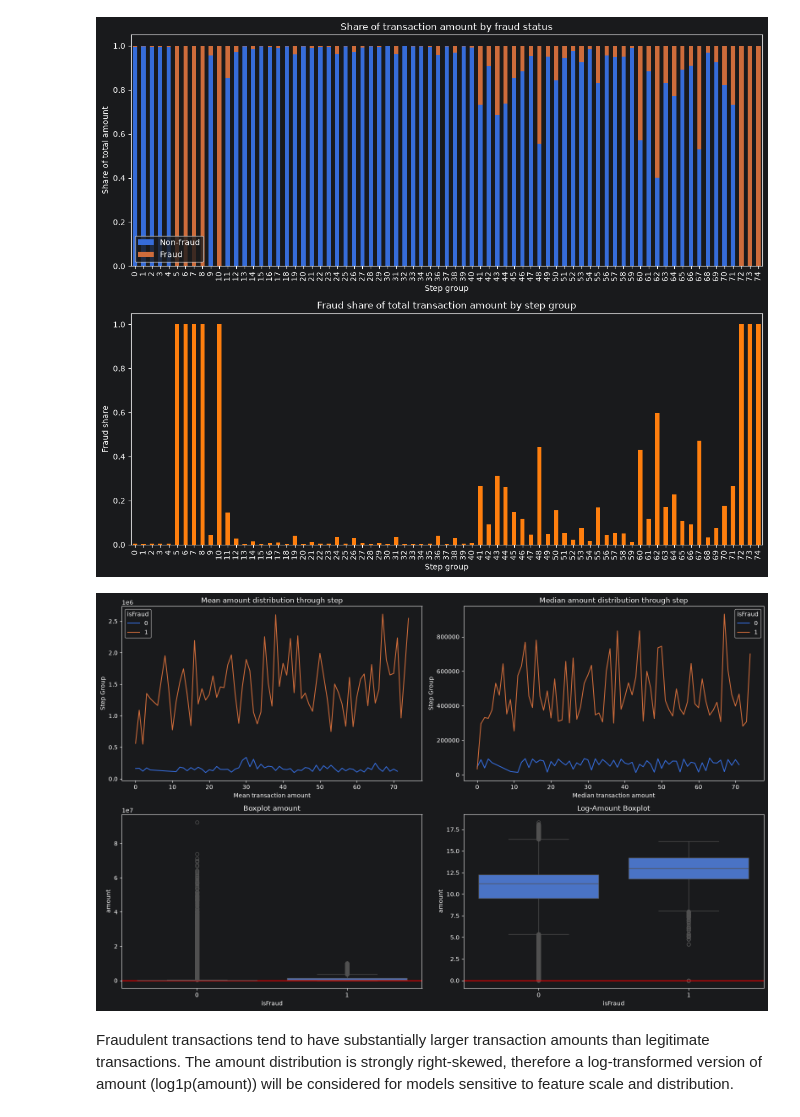
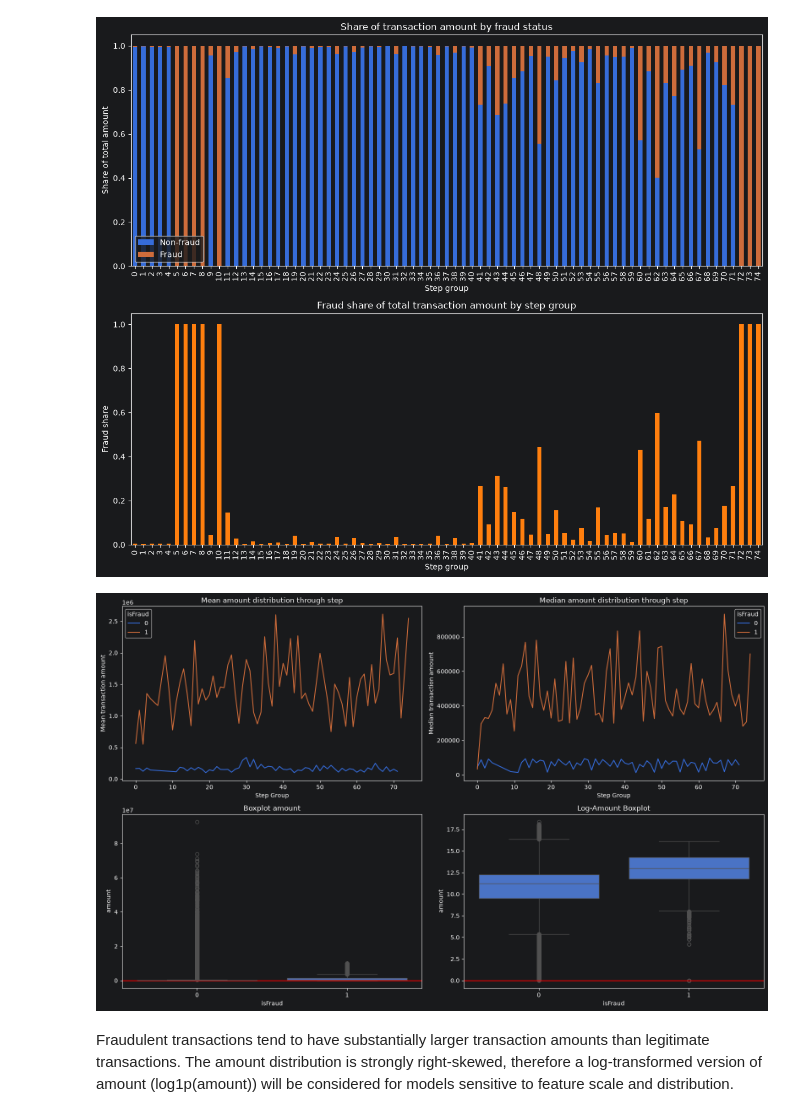
Before and after one commit to blbl-blbl/kaggle-Financial-Fraud-Detection-Dataset, a Jupyter notebook: notebooks/01_eda.ipynb, the cells around one changed output. Cells and saved outputs as stored; diff of their text form; code cells hidden in the pictures.

```diff
--- a/notebooks/01_eda.ipynb
+++ b/notebooks/01_eda.ipynb
@@ -423,31 +423,31 @@ plt.show()
 # %%
 fig, axes = plt.subplots(2, 2, figsize=(16, 10))
 (ax1, ax2, ax3, ax4) = axes.flatten()
 
 sns.lineplot(data=agg, x='step_group', y='amount_mean', hue='isFraud', ax=ax1)
 ax1.set_title('Mean amount distribution through step')
-ax1.set_xlabel('Mean transaction amount')
-ax1.set_ylabel('Step Group')
+ax1.set_xlabel('Step Group')
+ax1.set_ylabel('Mean transaction amount')
 
 
 sns.lineplot(data=agg, x='step_group', y='amount_median', hue='isFraud', ax=ax2)
 ax2.set_title('Median amount distribution through step')
-ax2.set_xlabel('Median transaction amount')
-ax2.set_ylabel('Step Group')
+ax2.set_xlabel('Step Group')
+ax2.set_ylabel('Median transaction amount')
 
 
 sns.boxplot(data=df, x='isFraud', y='amount', ax=ax3)
 ax3.set_title('Boxplot amount')
 ax3.axhline(y=0, color='red', linestyle='-', linewidth=2, alpha=0.7)
 
 sns.boxplot(data=df, x='isFraud', y=np.log1p(df['amount']), ax=ax4)
 ax4.set_title('Log-Amount Boxplot')
 ax4.axhline(y=0, color='red', linestyle='-', linewidth=2, alpha=0.7)
 
 plt.tight_layout()
 plt.show()
 # %% [output]
-[figure, old version]
+[figure, new version]
 # %% [markdown]
 Fraudulent transactions tend to have substantially larger transaction amounts than legitimate transactions. The amount distribution is strongly right-skewed, therefore a log-transformed version of amount (log1p(amount)) will be considered for models sensitive to feature scale and distribution.
 # %% [markdown]
```
Also changed, not shown: parts of 4 cells of this notebook.
